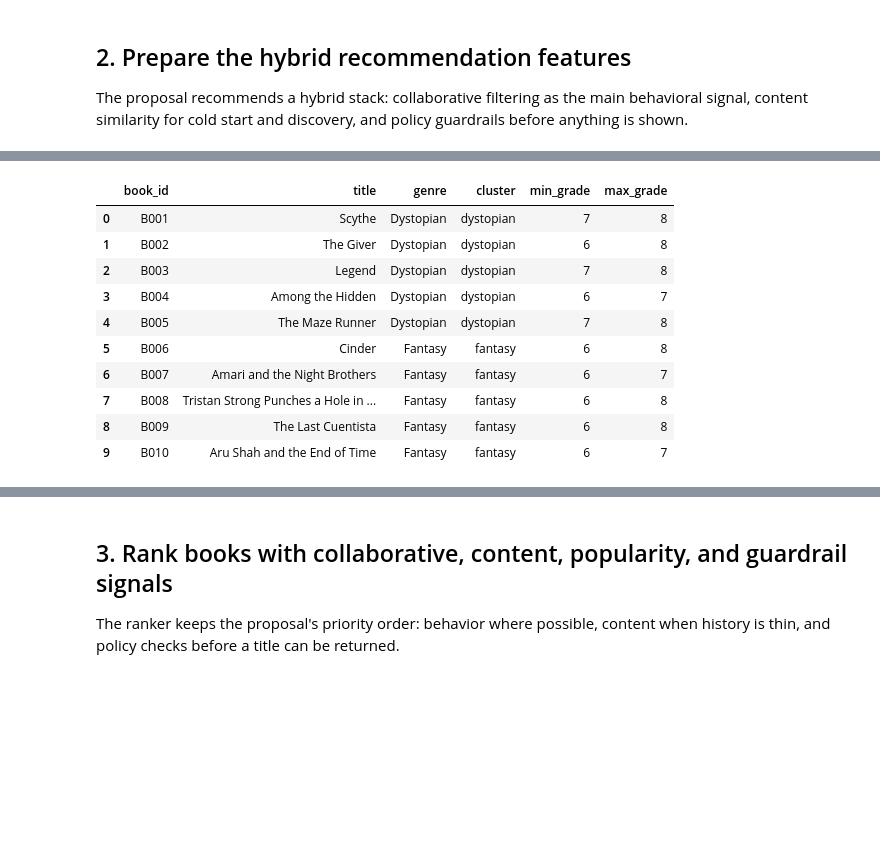
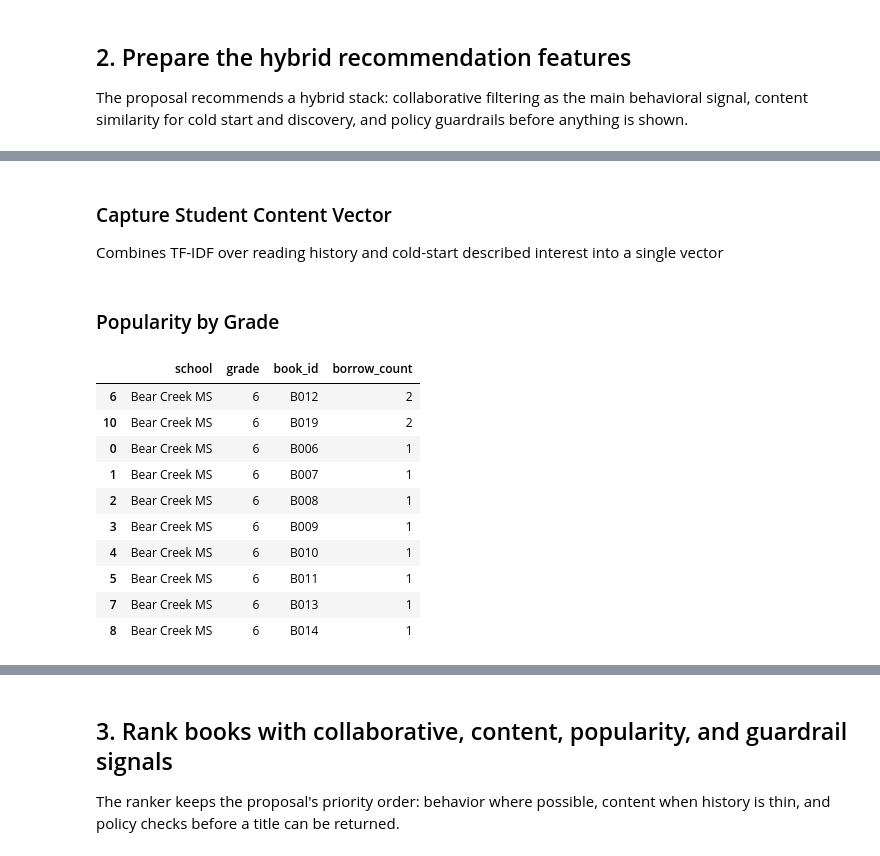
Before and after one commit to moro-no-kimi/qvest, a Jupyter notebook: copilot/hybrid_recommendation_demo.ipynb, the cells around one changed output, grey strips where cells are left out. Saved outputs shown, nothing was run; the diff lists cells and outputs as text; code cells hidden in the pictures; blank space fills up the shorter version.

```diff
--- a/copilot/hybrid_recommendation_demo.ipynb
+++ b/copilot/hybrid_recommendation_demo.ipynb
@@ -195,0 +413,3 @@ The proposal recommends a hybrid stack: collaborative filtering as the main beha
+# %% [markdown]
+### Capture Student Content Vector
+Combines TF-IDF over reading history and cold-start described interest into a single vector
@@ -196,54 +434,24 @@ The proposal recommends a hybrid stack: collaborative filtering as the main beha
+# %% [markdown]
+### Popularity by Grade
 # %%
-interactions = (
-    checkouts.assign(value=1)
-    .pivot_table(index='student_id', columns='book_id', values='value', aggfunc='sum', fill_value=0)
-    .reindex(index=students['student_id'], columns=catalog['book_id'], fill_value=0)
-)
-
-student_similarity = pd.DataFrame(
-    cosine_similarity(interactions.values),
-    index=interactions.index,
-    columns=interactions.index,
-)
-np.fill_diagonal(student_similarity.values, 0.0)
-
-vectorizer = TfidfVectorizer(stop_words='english')
-book_tfidf = vectorizer.fit_transform(catalog['content_text'])
-book_id_to_row = {book_id: idx for idx, book_id in enumerate(catalog['book_id'])}
-
-student_content_vectors = {}
-for student in students.itertuples(index=False):
-    history_ids = checkouts.loc[checkouts['student_id'] == student.student_id, 'book_id'].tolist()
-    history_rows = [book_id_to_row[book_id] for book_id in history_ids]
-    interest_vector = vectorizer.transform([student.interest_text]).toarray()
-
-    if history_rows:
-        history_vector = np.asarray(book_tfidf[history_rows].mean(axis=0))
-        student_vector = history_vector * 0.75 + interest_vector * 0.25
-    else:
-        student_vector = interest_vector
-
-    student_content_vectors[student.student_id] = student_vector
-
 school_grade_popularity = (
     checkouts
     .merge(students[['student_id', 'school', 'grade']], on='student_id', how='left')
     .groupby(['school', 'grade', 'book_id'])
     .size()
     .rename('borrow_count')
     .reset_index()
 )
-
-catalog[['book_id', 'title', 'genre', 'cluster', 'min_grade', 'max_grade']].head(10)
+school_grade_popularity.sort_values(['school', 'grade', 'borrow_count'], ascending=[True, True, False]).head(10)
 # %% [output]
-|  | book_id | title | genre | cluster | min_grade | max_grade |
-| 0 | B001 | Scythe | Dystopian | dystopian | 7 | 8 |
-| 1 | B002 | The Giver | Dystopian | dystopian | 6 | 8 |
-| 2 | B003 | Legend | Dystopian | dystopian | 7 | 8 |
-| 3 | B004 | Among the Hidden | Dystopian | dystopian | 6 | 7 |
-| 4 | B005 | The Maze Runner | Dystopian | dystopian | 7 | 8 |
-| 5 | B006 | Cinder | Fantasy | fantasy | 6 | 8 |
-| 6 | B007 | Amari and the Night Brothers | Fantasy | fantasy | 6 | 7 |
-| 7 | B008 | Tristan Strong Punches a Hole in ... | Fantasy | fantasy | 6 | 8 |
-| 8 | B009 | The Last Cuentista | Fantasy | fantasy | 6 | 8 |
-| 9 | B010 | Aru Shah and the End of Time | Fantasy | fantasy | 6 | 7 |
+|  | school | grade | book_id | borrow_count |
+| 6 | Bear Creek MS | 6 | B012 | 2 |
+| 10 | Bear Creek MS | 6 | B019 | 2 |
+| 0 | Bear Creek MS | 6 | B006 | 1 |
+| 1 | Bear Creek MS | 6 | B007 | 1 |
+| 2 | Bear Creek MS | 6 | B008 | 1 |
+| 3 | Bear Creek MS | 6 | B009 | 1 |
+| 4 | Bear Creek MS | 6 | B010 | 1 |
+| 5 | Bear Creek MS | 6 | B011 | 1 |
+| 7 | Bear Creek MS | 6 | B013 | 1 |
+| 8 | Bear Creek MS | 6 | B014 | 1 |
```
Also changed, not shown: parts of 12 cells of this notebook.
